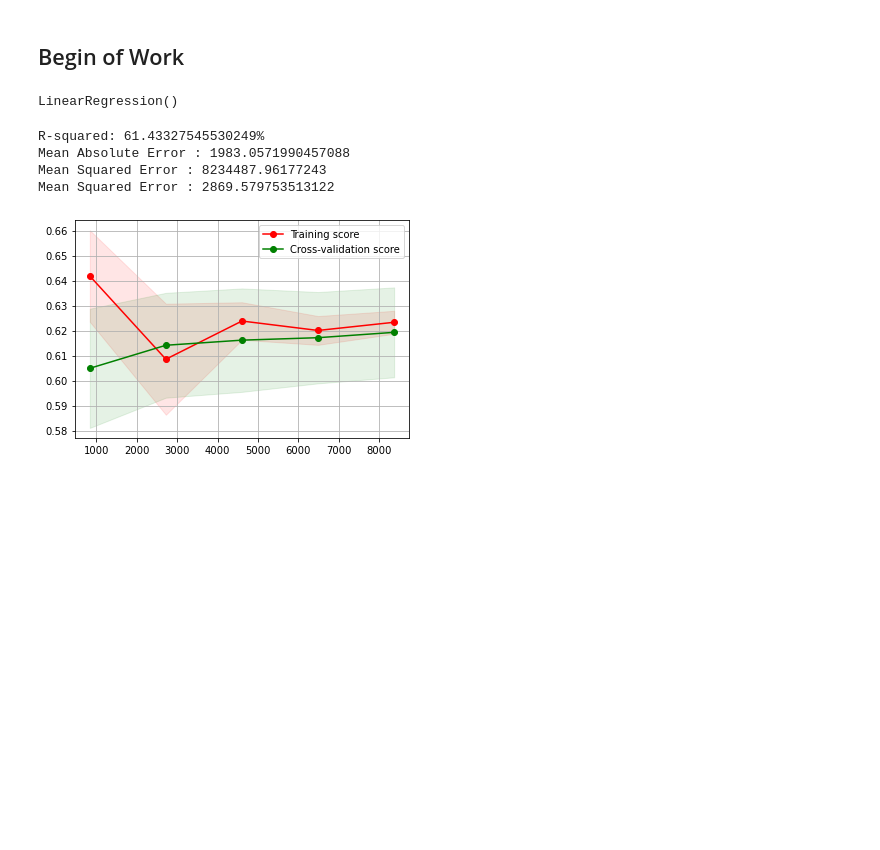
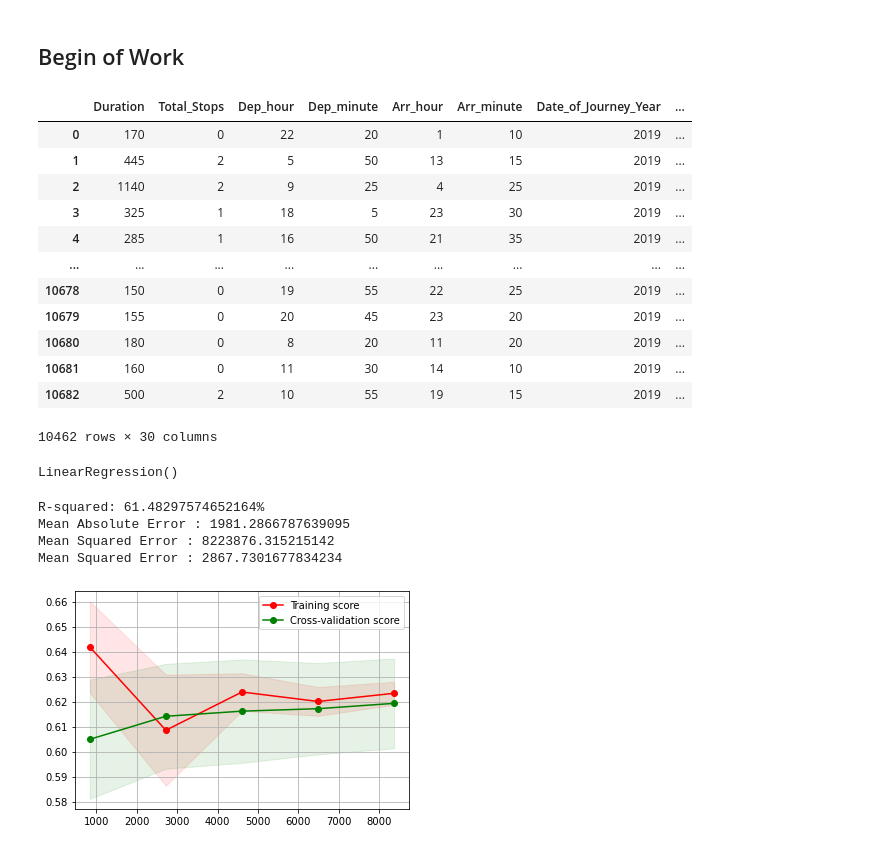
Before and after one commit to Kevin228839/Flight-Fare-Prediction, a Jupyter notebook: linear_regression_rick.ipynb, the cells around one changed output. Drawn from its saved outputs; the diff is of its cells as text; code cells hidden in the pictures; blank space fills up the shorter version.

Commit message:
Add Feature Engineering - distinguish between weekday and weekend

```diff
--- a/linear_regression_rick.ipynb
+++ b/linear_regression_rick.ipynb
@@ -103,5 +104,35 @@ train_preprocessed
 10462 rows × 31 columns
 # %% [markdown]
 ## Begin of Work
+# %%
+def CheckWeekend(year, month, day):
+    convertDate = datetime.date(year, month, day)
+    convertDateResult = convertDate.weekday()
+    if convertDateResult <= 4:
+        return False
+    return True
+# %%
+train_data = copy.deepcopy(train_preprocessed)
+train_data['Total_Stops'] = train_data['Total_Stops'].map({"non-stop":0, "1 stop": 1, "2 stops": 2, "3 stops":3, "4 stops": 4})
+train_data.drop(["Route", "Additional_Info"], axis=1, inplace=True) # use later: Total_Stops
+
+## Feature Engineering - check if date is weekday or weekend
+train_data["IsWeekend"] = train_data.apply(lambda x: 1 if CheckWeekend(x["Date_of_Journey_Year"], x["Date_of_Journey_Month"], x["Date_of_Journey_Day"]) else 0, axis=1)
+
+train_data
+# %% [output]
+|  | Duration | Total_Stops | Dep_hour | Dep_minute | Arr_hour | Arr_minute | Date_of_Journey_Year | ... |
+| 0 | 170 | 0 | 22 | 20 | 1 | 10 | 2019 | ... |
+| 1 | 445 | 2 | 5 | 50 | 13 | 15 | 2019 | ... |
+| 2 | 1140 | 2 | 9 | 25 | 4 | 25 | 2019 | ... |
+| 3 | 325 | 1 | 18 | 5 | 23 | 30 | 2019 | ... |
+| 4 | 285 | 1 | 16 | 50 | 21 | 35 | 2019 | ... |
+| ... | ... | ... | ... | ... | ... | ... | ... | ... |
+| 10678 | 150 | 0 | 19 | 55 | 22 | 25 | 2019 | ... |
+| 10679 | 155 | 0 | 20 | 45 | 23 | 20 | 2019 | ... |
+| 10680 | 180 | 0 | 8 | 20 | 11 | 20 | 2019 | ... |
+| 10681 | 160 | 0 | 11 | 30 | 14 | 10 | 2019 | ... |
+| 10682 | 500 | 2 | 10 | 55 | 19 | 15 | 2019 | ... |
+10462 rows × 30 columns
 # %%
 # Train 1
@@ -135,10 +160,10 @@ print("Mean Squared Error : " + str(mean_squared_error(predictions, test_y)))
 predictions = regressor_model.predict(test_X)
 print("Mean Squared Error : " + str(mean_squared_error(predictions, test_y, squared=False)))
 # %% [output]
-R-squared: 61.43327545530249%
-Mean Absolute Error : 1983.0571990457088
-Mean Squared Error : 8234487.96177243
-Mean Squared Error : 2869.579753513122
+R-squared: 61.48297574652164%
+Mean Absolute Error : 1981.2866787639095
+Mean Squared Error : 8223876.315215142
+Mean Squared Error : 2867.7301677834234
 # %%
 # learning Curve
 train_sizes, train_scores, test_scores = learning_curve(regressor_model, train_data, train_target, cv=5, n_jobs=1, train_sizes=np.linspace(.1, 1.0, 5))
```
Also changed, not shown: parts of 3 cells of this notebook.
